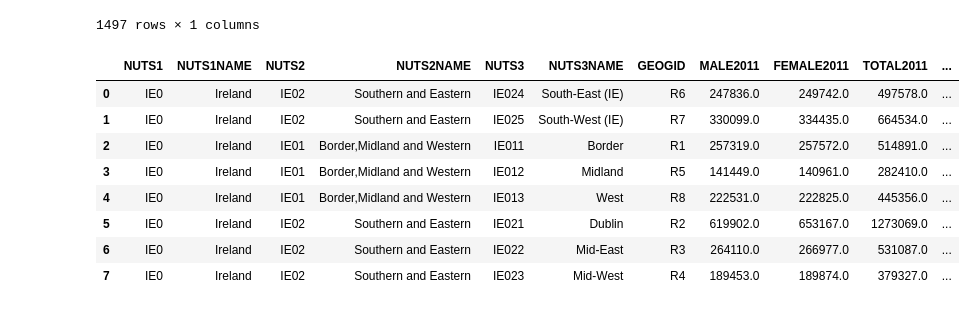
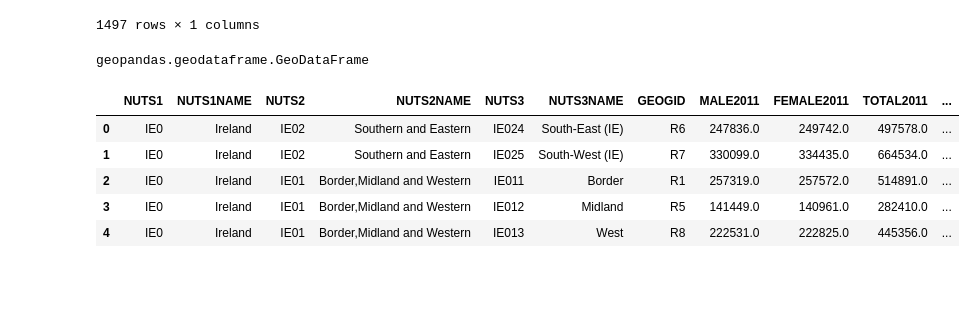
Before and after one commit to pessini/avian-flu-wild-birds-ireland, a Jupyter notebook: Exploratory-Data-Analysis-EDA.ipynb, the cells around one changed output. Cells and saved outputs as stored; diff of their text form; code cells hidden in the pictures; blank space fills up the shorter version.

```diff
--- a/Exploratory-Data-Analysis-EDA.ipynb
+++ b/Exploratory-Data-Analysis-EDA.ipynb
@@ -253,12 +250,0 @@ boundaries = gpd.read_file('data/boundaries/Census2011_NUTS3_generalised20m.shp'
-# %%
-boundaries
-# %% [output]
-|  | NUTS1 | NUTS1NAME | NUTS2 | NUTS2NAME | NUTS3 | NUTS3NAME | GEOGID | MALE2011 | FEMALE2011 | TOTAL2011 | ... |
-| 0 | IE0 | Ireland | IE02 | Southern and Eastern | IE024 | South-East (IE) | R6 | 247836.0 | 249742.0 | 497578.0 | ... |
-| 1 | IE0 | Ireland | IE02 | Southern and Eastern | IE025 | South-West (IE) | R7 | 330099.0 | 334435.0 | 664534.0 | ... |
-| 2 | IE0 | Ireland | IE01 | Border,Midland and Western | IE011 | Border | R1 | 257319.0 | 257572.0 | 514891.0 | ... |
-| 3 | IE0 | Ireland | IE01 | Border,Midland and Western | IE012 | Midland | R5 | 141449.0 | 140961.0 | 282410.0 | ... |
-| 4 | IE0 | Ireland | IE01 | Border,Midland and Western | IE013 | West | R8 | 222531.0 | 222825.0 | 445356.0 | ... |
-| 5 | IE0 | Ireland | IE02 | Southern and Eastern | IE021 | Dublin | R2 | 619902.0 | 653167.0 | 1273069.0 | ... |
-| 6 | IE0 | Ireland | IE02 | Southern and Eastern | IE022 | Mid-East | R3 | 264110.0 | 266977.0 | 531087.0 | ... |
-| 7 | IE0 | Ireland | IE02 | Southern and Eastern | IE023 | Mid-West | R4 | 189453.0 | 189874.0 | 379327.0 | ... |
@@ -264,0 +253,13 @@ boundaries
+# %%
+type(boundaries)
+# %% [output]
+geopandas.geodataframe.GeoDataFrame
+# %%
+boundaries.head()
+# %% [output]
+|  | NUTS1 | NUTS1NAME | NUTS2 | NUTS2NAME | NUTS3 | NUTS3NAME | GEOGID | MALE2011 | FEMALE2011 | TOTAL2011 | ... |
+| 0 | IE0 | Ireland | IE02 | Southern and Eastern | IE024 | South-East (IE) | R6 | 247836.0 | 249742.0 | 497578.0 | ... |
+| 1 | IE0 | Ireland | IE02 | Southern and Eastern | IE025 | South-West (IE) | R7 | 330099.0 | 334435.0 | 664534.0 | ... |
+| 2 | IE0 | Ireland | IE01 | Border,Midland and Western | IE011 | Border | R1 | 257319.0 | 257572.0 | 514891.0 | ... |
+| 3 | IE0 | Ireland | IE01 | Border,Midland and Western | IE012 | Midland | R5 | 141449.0 | 140961.0 | 282410.0 | ... |
+| 4 | IE0 | Ireland | IE01 | Border,Midland and Western | IE013 | West | R8 | 222531.0 | 222825.0 | 445356.0 | ... |
```
Also changed, not shown: parts of 2 cells of this notebook.
